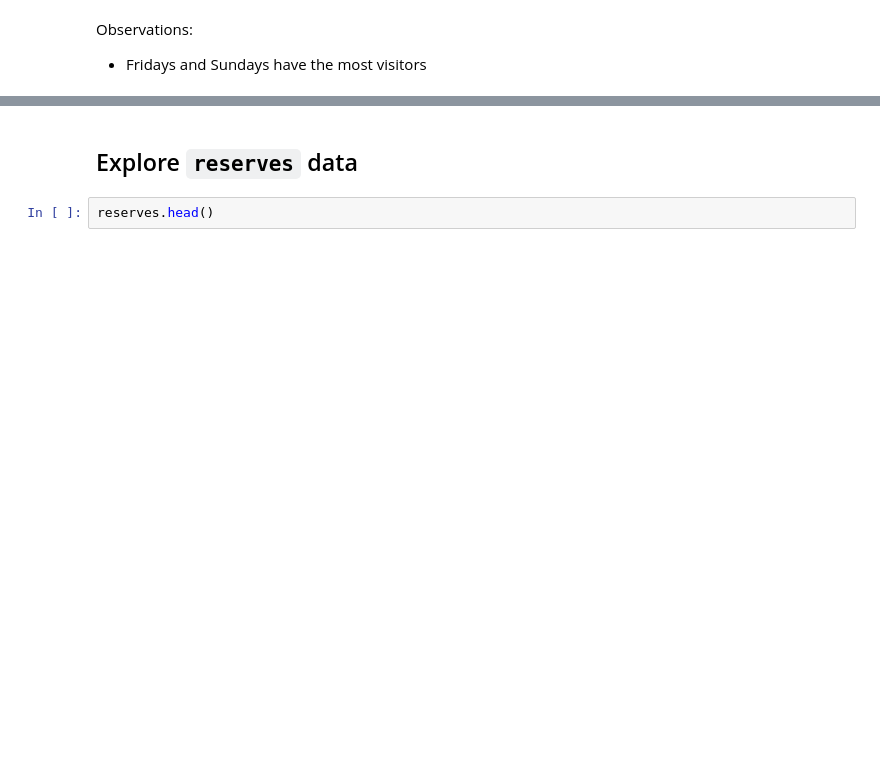
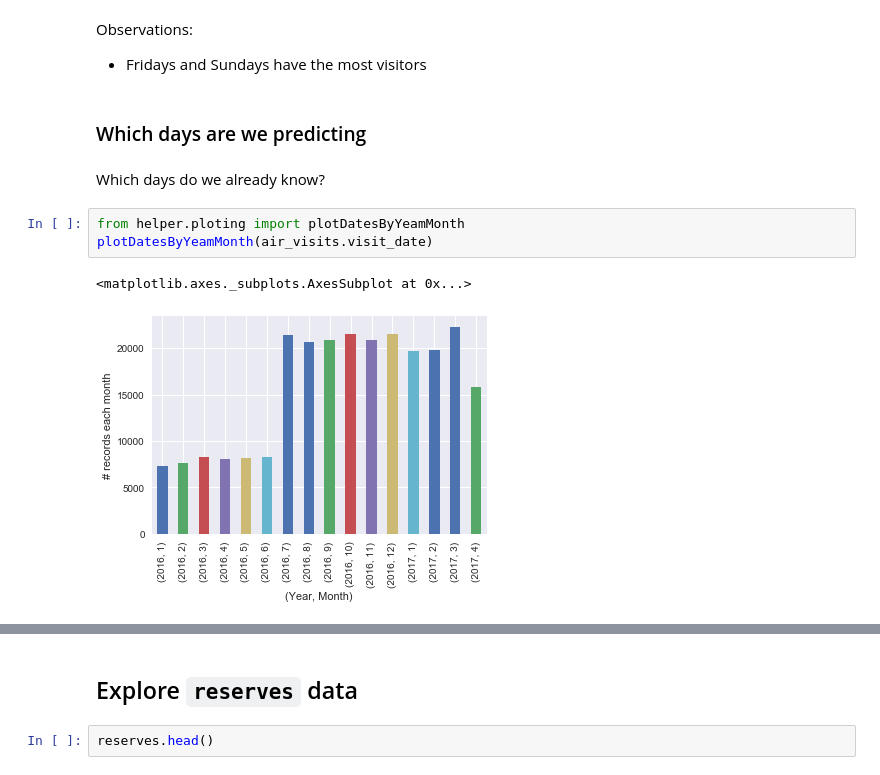
Before and after one commit to ligz08/Kaggle-Recruit-Restaurant-Visitor-Forecasting, a Jupyter notebook: Explore Data.ipynb, the cells around one changed output, grey strips where cells are left out. Drawn from its saved outputs; the diff is of its cells as text; blank space fills up the shorter version.

```diff
--- a/Explore Data.ipynb
+++ b/Explore Data.ipynb
@@ -313,3 +370,13 @@ ax.set_xlabel('Weekday (Monday=0, Sunday=6)')
 # %% [markdown]
 Observations:
 - Fridays and Sundays have the most visitors
+# %% [markdown]
+### Which days are we predicting
+# %% [markdown]
+Which days do we already know?
+# %%
+from helper.ploting import plotDatesByYeamMonth
+plotDatesByYeamMonth(air_visits.visit_date)
+# %% [output]
+<matplotlib.axes._subplots.AxesSubplot at 0x...>
+[figure, added]
```
Also changed, not shown: parts of 24 cells of this notebook, 5 other files.
